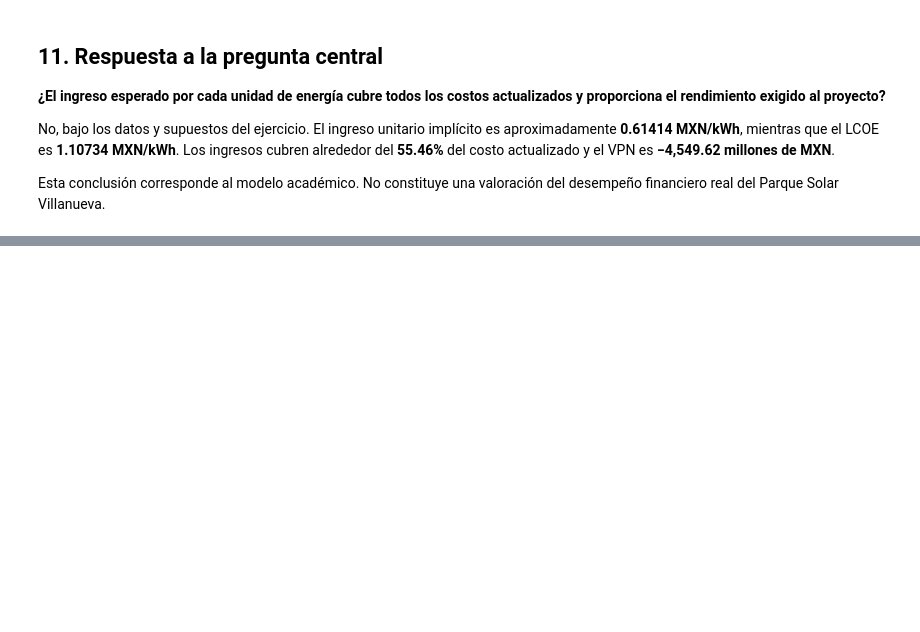
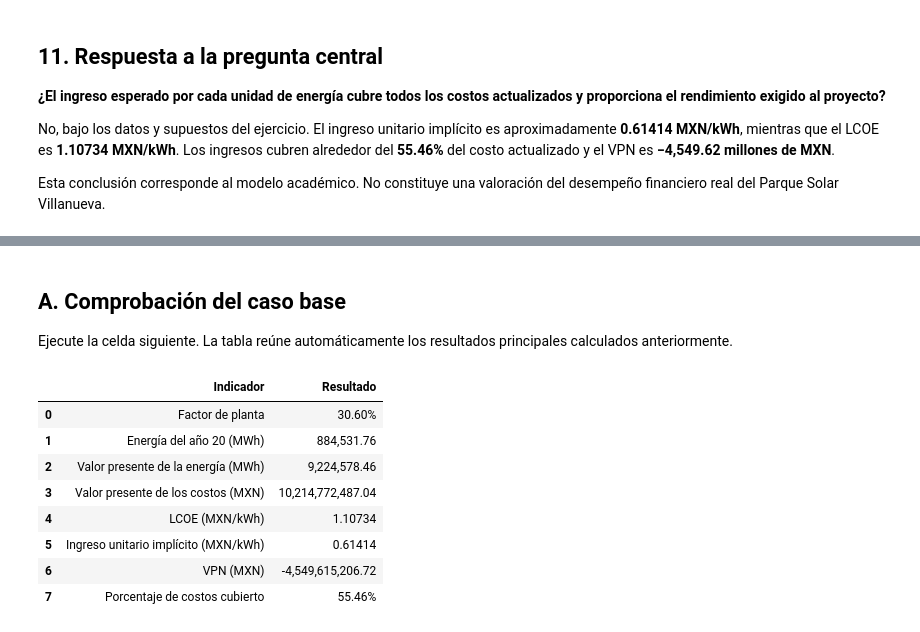
Before and after one commit to cesar-martinez-torres/Energia_Renovable, a Jupyter notebook: 01_evaluacion_economica_LCOE.ipynb, the cells around one changed output, grey strips where cells are left out. Cells and saved outputs as stored; diff of their text form; code cells hidden in the pictures; blank space fills up the shorter version.

```diff
--- a/01_evaluacion_economica_LCOE.ipynb
+++ b/01_evaluacion_economica_LCOE.ipynb
@@ -337,0 +344,41 @@ Esta conclusión corresponde al modelo académico. No constituye una valoración
+# %% [markdown]
+## A. Comprobación del caso base
+
+Ejecute la celda siguiente. La tabla reúne automáticamente los resultados principales calculados anteriormente.
+# %%
+resumen_caso_base = pd.DataFrame(
+    {
+        "Indicador": [
+            "Factor de planta",
+            "Energía del año 20 (MWh)",
+            "Valor presente de la energía (MWh)",
+            "Valor presente de los costos (MXN)",
+            "LCOE (MXN/kWh)",
+            "Ingreso unitario implícito (MXN/kWh)",
+            "VPN (MXN)",
+            "Porcentaje de costos cubierto",
+        ],
+        "Resultado": [
+            f"{factor_planta:.2%}",
+            f"{energia[-1]:,.2f}",
+            f"{vp_energia:,.2f}",
+            f"{vp_costos:,.2f}",
+            f"{lcoe_mxn_kwh:.5f}",
+            f"{ingreso_unitario_mxn_kwh:.5f}",
+            f"{vpn:,.2f}",
+            f"{cobertura_costos:.2%}",
+        ],
+    }
+)
+
+display(resumen_caso_base)
+# %% [output]
+|  | Indicador | Resultado |
+| 0 | Factor de planta | 30.60% |
+| 1 | Energía del año 20 (MWh) | 884,531.76 |
+| 2 | Valor presente de la energía (MWh) | 9,224,578.46 |
+| 3 | Valor presente de los costos (MXN) | 10,214,772,487.04 |
+| 4 | LCOE (MXN/kWh) | 1.10734 |
+| 5 | Ingreso unitario implícito (MXN/kWh) | 0.61414 |
+| 6 | VPN (MXN) | -4,549,615,206.72 |
+| 7 | Porcentaje de costos cubierto | 55.46% |
```
Also changed, not shown: parts of 11 cells of this notebook, 3 other files.
